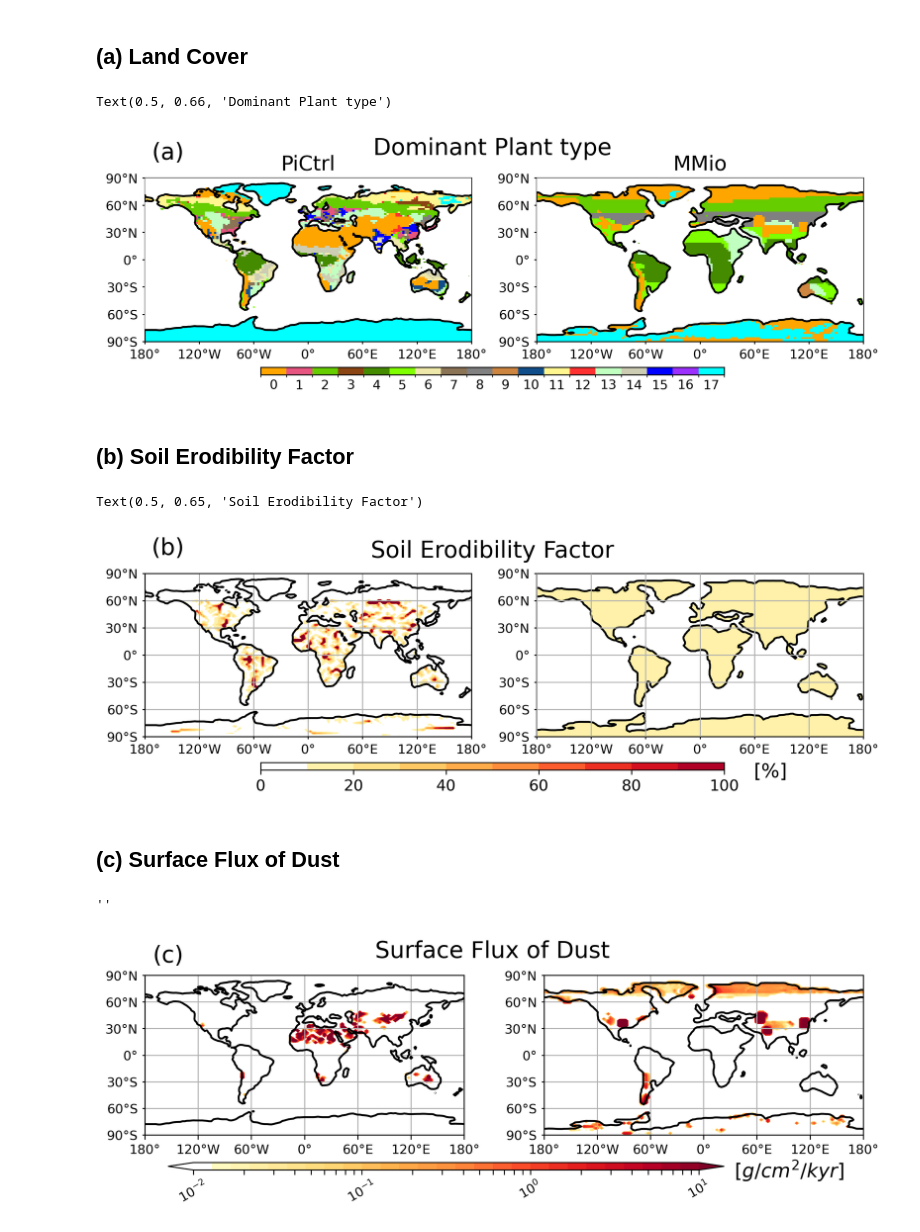
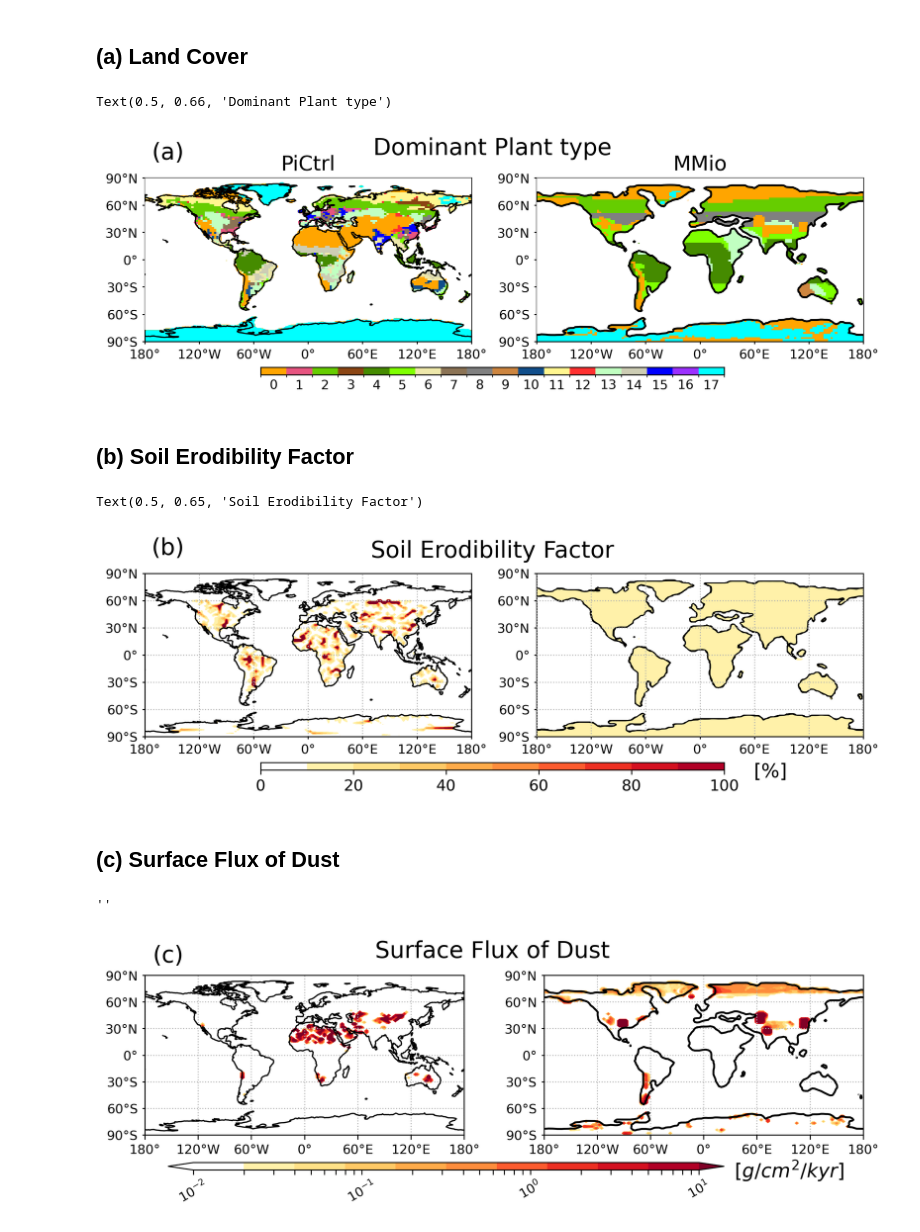
Before and after one commit to ChenPoJu/Miocene-Dust, a Jupyter notebook: Fig1_Sfc_DustEmission/Fig1_Surface_DustEmission.ipynb, the cells around one changed output. Saved outputs shown, nothing was run; the diff lists cells and outputs as text; code cells hidden in the pictures.

```diff
--- a/Fig1_Sfc_DustEmission/Fig1_Surface_DustEmission.ipynb
+++ b/Fig1_Sfc_DustEmission/Fig1_Surface_DustEmission.ipynb
@@ -115,10 +116,9 @@ sm.set_array([])
 
 data_title = 'Dominant Plant type'
 plot_name = 'Fig1a_dominant_plant_type'
-levels = np.arange(0,18.5,1)          # manually set the levels we want to see here
+levels = np.arange(0,18.5,1)             # manually set the levels
 
-fig, axs = plt.subplots(nrows=1,ncols=2,
-                        subplot_kw={'projection': ccrs.PlateCarree(central_longitude=0)},
+fig, axs = plt.subplots(nrows=1,ncols=2, subplot_kw={'projection': ccrs.PlateCarree(central_longitude=0)},
                         figsize=(10,8), dpi=300)
 
 
@@ -130,16 +130,12 @@ cs = axs[0].pcolormesh(lons_veg, lat, Dom_pft_Pi, cmap=cmap, norm=norm,
                        transform=ccrs.PlateCarree(),
                        shading='nearest', zorder=1)           # 'nearest' avoids edge interpolation
 
-# Mask (white areas)
-axs[0].contourf(lons_veg, lat, mask_Pi, [-0.1,0.1],
-                transform = ccrs.PlateCarree(),
+# Mask ocean (white areas)
+axs[0].contourf(lons_veg, lat, mask_Pi, [-0.1,0.1], transform = ccrs.PlateCarree(),
                 linestyles='solid', colors='white', zorder=3)
 
-# Optional black contour line around mask
-axs[0].contour(lons_veg, lat, mask_Pi, [0.3,1.8],
-               transform=ccrs.PlateCarree(),
-               linestyles='solid', linewidths=1.5, colors='k', zorder=4)
-
+# Draw coastlines: Pre-industrial
+axs[0].coastlines(zorder=4)
 
 # Longitude labels
 axs[0].set_xticks(np.arange(-180,181,60), crs=ccrs.PlateCarree())
@@ -157,7 +153,7 @@ axs[0].tick_params(axis='y', size=2)             # set ytick parameters
 for ylabel in axs[0].get_yticklabels():          # set yticks_label
     ylabel.set_fontsize(10)
 
-# Title each subplot with the name of the month
+# Title subplot
 axs[0].set_title('PiCtrl', fontsize=16)
 
 
@@ -166,13 +162,13 @@ axs[0].set_title('PiCtrl', fontsize=16)
 
 # Miocene Veg
 cs = axs[1].pcolormesh(lons_veg, lat, Dom_pft_Mio, cmap=cmap, norm=norm,
-                       transform=ccrs.PlateCarree(), shading='nearest', zorder=2)
+                       transform=ccrs.PlateCarree(), shading='nearest', zorder=1)
 
-# Mask (white areas)
+# Mask ocean (white areas)
 axs[1].contourf(lons_veg, lat, mask_Mio, [-0.1,0.1], transform = ccrs.PlateCarree(),
                 linestyles='solid', colors='white', zorder=3)
 
-# Optional black contour line around mask
+# Draw coastlines: Miocene
 axs[1].contour(lons_veg, lat, mask_Mio, [0.3,1.8], transform=ccrs.PlateCarree(),
                linestyles='solid', linewidths=1.5, colors='k', zorder=4)
 
@@ -212,7 +208,7 @@ plt.suptitle(data_title, y=0.66, fontsize=18)
 # fig.savefig(plot_name+'.png')
 # %% [output]
 Text(0.5, 0.66, 'Dominant Plant type')
-[figure, old version]
+[figure, new version]
 # %% [markdown]
 ## (b) Soil Erodibility Factor
 # %%
@@ -234,10 +230,9 @@ SEF_Mio, lons = add_cyclic_point(SEF_Mio, coord=lon)
 
 data_title = 'Soil Erodibility Factor'
 plot_name = 'Fig1b_soil_erodibility_factor'
-levels = np.arange(0,101,10)          # manually set the levels we want to see here
+levels = np.arange(0,101,10)          # manually set the levels
 
-fig, axs = plt.subplots(nrows=1,ncols=2,
-                        subplot_kw={'projection': ccrs.PlateCarree(central_longitude=0)},
+fig, axs = plt.subplots(nrows=1,ncols=2, subplot_kw={'projection': ccrs.PlateCarree(central_longitude=0)},
                         figsize=(10,8), dpi=300)
 
 cmap = plt.cm.get_cmap('YlOrRd',len(levels))
@@ -269,10 +264,10 @@ for ylabel in axs[0].get_yticklabels():          # set yticks_label
 
 
 # Add gridlines
-axs[0].gridlines(zorder=2)
+axs[0].gridlines(linestyle=':', zorder=2)
 
-cs_mask1 = axs[0].contour(lons, lat, mask_Pi, [0.3,1.8], transform = ccrs.PlateCarree(),
-                          linestyles='solid', linewidths=1.5, colors='k', zorder=3)
+# Draw coastlines: Pre-industrial
+axs[0].coastlines(zorder=3)
 
 
 # --------------------------------------------------------------------------------------
@@ -291,35 +286,38 @@ for xlabel in axs[1].get_xticklabels():           # set xticks_label
 # Latitude labels
 axs[1].set_yticks(np.arange(-90,91,30), crs=ccrs.PlateCarree())
 lat_formatter = cticker.LatitudeFormatter()
 axs[1].yaxis.set_major_formatter(lat_formatter)  # set the format of yticks_label
 axs[1].tick_params(axis='y', size=2)             # set ytick parameters
 for ylabel in axs[1].get_yticklabels():          # set yticks_label
     ylabel.set_fontsize(10)
 
 
 # Add gridlines
-axs[1].gridlines(zorder=4)
+axs[1].gridlines(linestyle=':', zorder=3)
 
+# Draw coastlines: Miocene
 cs_mask2 = axs[1].contour(lons, lat, mask_Mio, [0.3,1.8], transform = ccrs.PlateCarree(),
-                          linestyles='solid', linewidths=1.5, colors='k', zorder=3)
+                          linestyles='solid', linewidths=1.5, colors='k', zorder=2)
+
+# Mask ocean
 cs_mask_ocean = axs[1].contourf(lons, lat, mask_Mio, [0.0,0.1],
                                 transform = ccrs.PlateCarree(), colors='white', zorder=2)
 
 # ======================================================================================
 # Add colorbar
 cax  = fig.add_axes([0.25, 0.34, 0.5, 0.01])    # set the [x0, y0, width, height] of the colorbar
 CB   = plt.colorbar(cs, cax = cax, orientation='horizontal')
 tick_font_size = 12
 CB.ax.tick_params(labelsize=tick_font_size)
 
 plt.figtext(0.8,0.33,'[%]',ha='center',fontsize=15)
 plt.figtext(0.15,0.63,'(b)',ha='center',fontsize=18)
 
 # Add title
 plt.suptitle(data_title, y=0.65, fontsize=18)
 # fig.savefig(plot_name+'.png')
 # %% [output]
 Text(0.5, 0.65, 'Soil Erodibility Factor')
-[figure, old version]
+[figure, new version]
 # %% [markdown]
 ## (c) Surface Flux of Dust
@@ -381,12 +378,12 @@ for i,m in enumerate(dst_SF['scenario']):
     if i==0:
         cs2 = axs[i].contourf(lons, lat, dst_SurfaceFlux[i,:,:], levels = levels, norm = norm,
                               transform = ccrs.PlateCarree(), cmap=cmap,extend='both')
-        axs[i].contour(lons, lat, mask_Pi, [0.5,1.5], transform = ccrs.PlateCarree(),
-                       linestyles='solid', colors='k', linewidths=1.5, zorder=3)
+        # Add coastines: Pre-industrial
+        axs[i].coastlines(zorder=3)
     else:
         cs1 = axs[i].contourf(lons, lat, dst_SurfaceFlux[i,:,:], levels = levels, norm = norm,
                               transform = ccrs.PlateCarree(), cmap=cmap,extend='both')
-        # Add coastines in Miocene Scenario
+        # Add coastines: Miocene
         axs[i].contour(lons, lat, mask_Mio, [0.5,1.5],transform = ccrs.PlateCarree(),
                        linestyles='solid', colors='k', linewidths=1.5, zorder=3)
 
@@ -411,7 +408,7 @@ for i,m in enumerate(dst_SF['scenario']):
     # axs[i].set_title(title[i])
 
     # Add gridlines
-    axs[i].gridlines(colors='white', linewidths=0.2, zorder=2)
+    axs[i].gridlines(linestyle=':', zorder=2)
 
 # Add colorbar
 cax  = fig.add_axes([0.15, 0.34, 0.6, 0.01])    # set the [x0, y0, width, height] of the colorbar
@@ -429,4 +426,4 @@ plt.suptitle('Surface Flux of Dust', y=0.65, fontsize=18)
 ;
 # %% [output]
 ''
-[figure, old version]
+[figure, new version]
```
Also changed, not shown: parts of 5 cells of this notebook.
